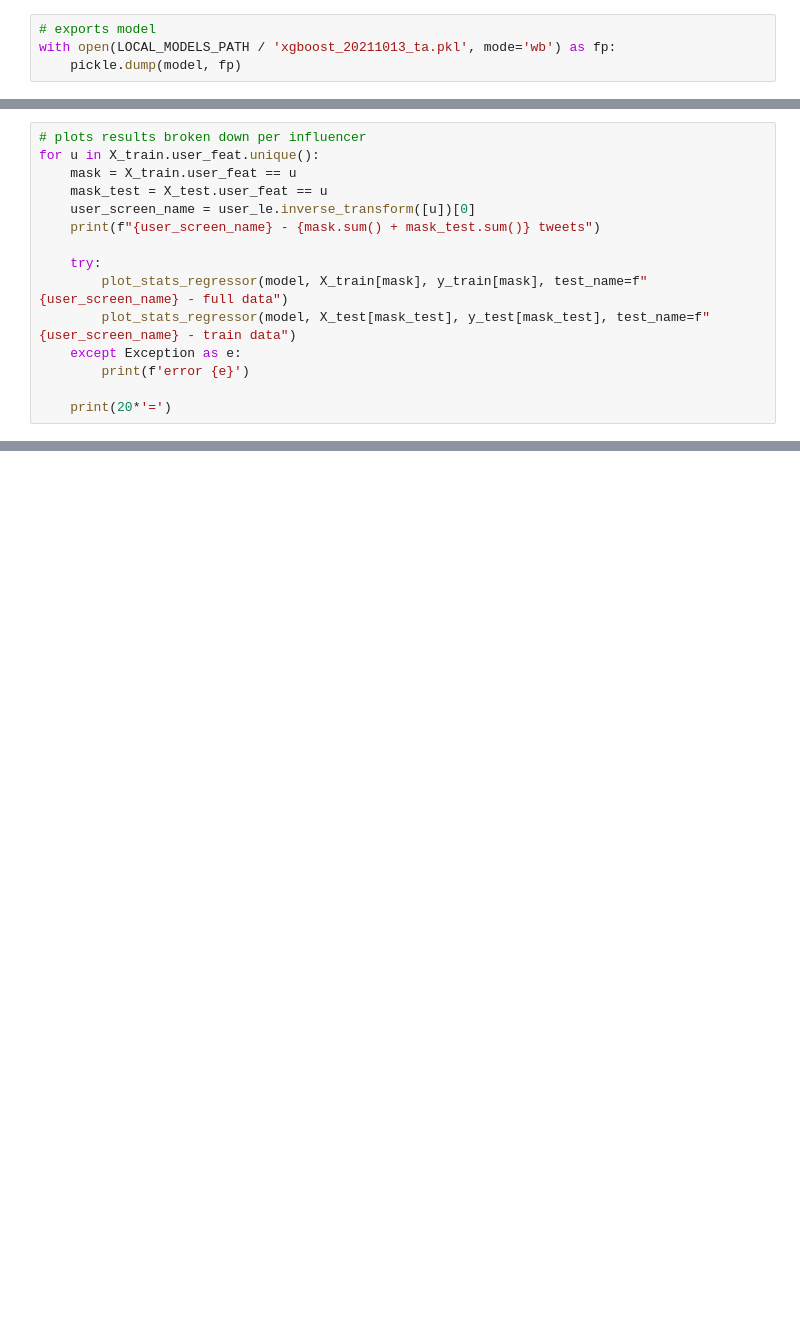
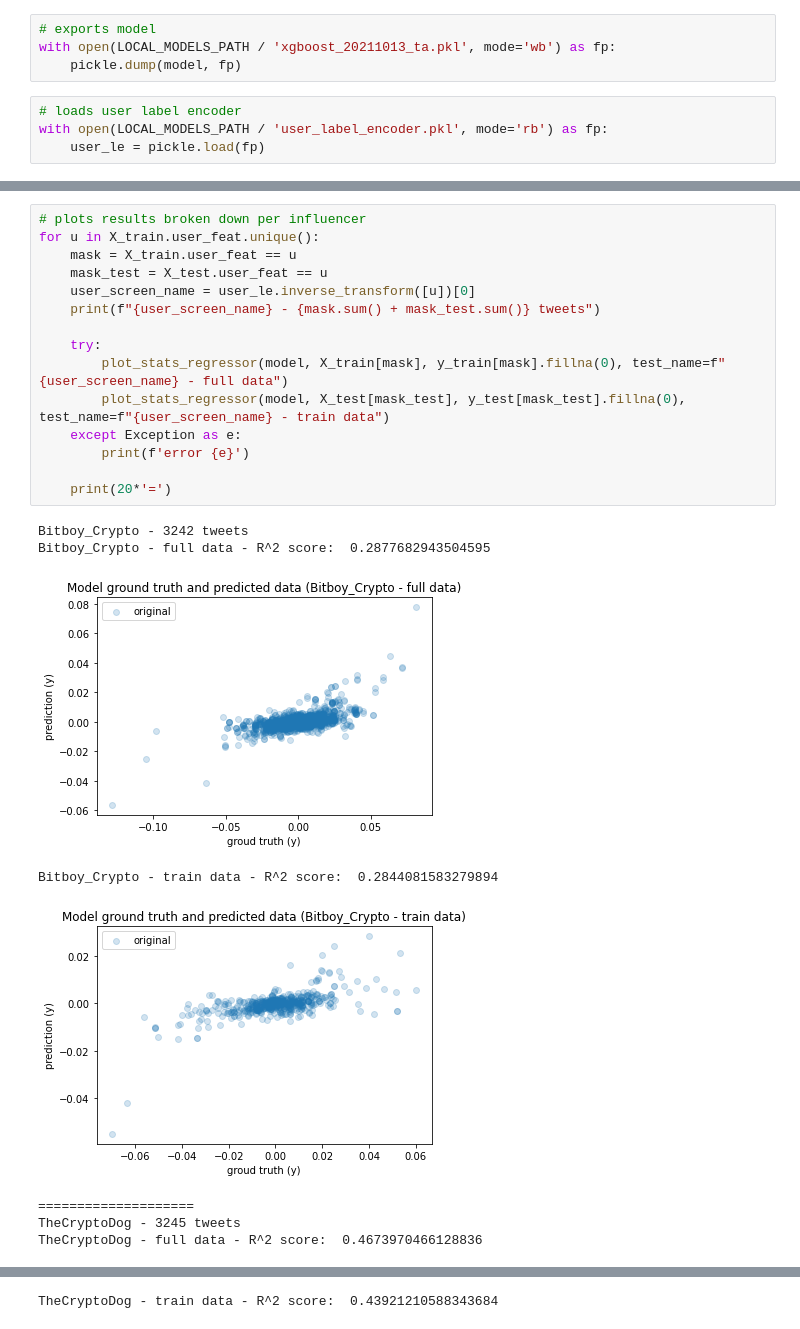
Before and after one commit to murilobellatini/crypto-prophet, a Jupyter notebook: notebooks/07b_train_xgboost_regressor_ta.ipynb, the cells around one changed output, grey strips where cells are left out. Drawn from its saved outputs; the diff is of its cells as text; blank space fills up the shorter version.

Commit message:
Adjust data

```diff
--- a/notebooks/07b_train_xgboost_regressor_ta.ipynb
+++ b/notebooks/07b_train_xgboost_regressor_ta.ipynb
@@ -113,5 +123,9 @@ model.fit(X_train,y_train)
 # exports model
 with open(LOCAL_MODELS_PATH / 'xgboost_20211013_ta.pkl', mode='wb') as fp:
     pickle.dump(model, fp)
+# %%
+# loads user label encoder
+with open(LOCAL_MODELS_PATH / 'user_label_encoder.pkl', mode='rb') as fp:
+    user_le = pickle.load(fp)
 # %%
 # plots results
@@ -120,15 +143,24 @@ plot_stats_regressor(model, X_test, y_test, test_name='testing')
 # %%
 # plots results broken down per influencer
 for u in X_train.user_feat.unique():
     mask = X_train.user_feat == u
     mask_test = X_test.user_feat == u
     user_screen_name = user_le.inverse_transform([u])[0]
     print(f"{user_screen_name} - {mask.sum() + mask_test.sum()} tweets")
 
     try:
-        plot_stats_regressor(model, X_train[mask], y_train[mask], test_name=f"{user_screen_name} - full data")
-        plot_stats_regressor(model, X_test[mask_test], y_test[mask_test], test_name=f"{user_screen_name} - train data")
+        plot_stats_regressor(model, X_train[mask], y_train[mask].fillna(0), test_name=f"{user_screen_name} - full data")
+        plot_stats_regressor(model, X_test[mask_test], y_test[mask_test].fillna(0), test_name=f"{user_screen_name} - train data")
     except Exception as e:
         print(f'error {e}')
 
     print(20*'=')
+# %% [output]
+Bitboy_Crypto - 3242 tweets
+Bitboy_Crypto - full data - R^2 score:  0.2877682943504595
+[figure, added]
+Bitboy_Crypto - train data - R^2 score:  0.2844081583279894
+[figure, added]
+====================
+TheCryptoDog - 3245 tweets
+TheCryptoDog - full data - R^2 score:  0.4673970466128836
@@ -134,0 +168 @@ for u in X_train.user_feat.unique():
+TheCryptoDog - train data - R^2 score:  0.43921210588343684
```
Also changed, not shown: parts of 6 cells of this notebook, 6 other files.
